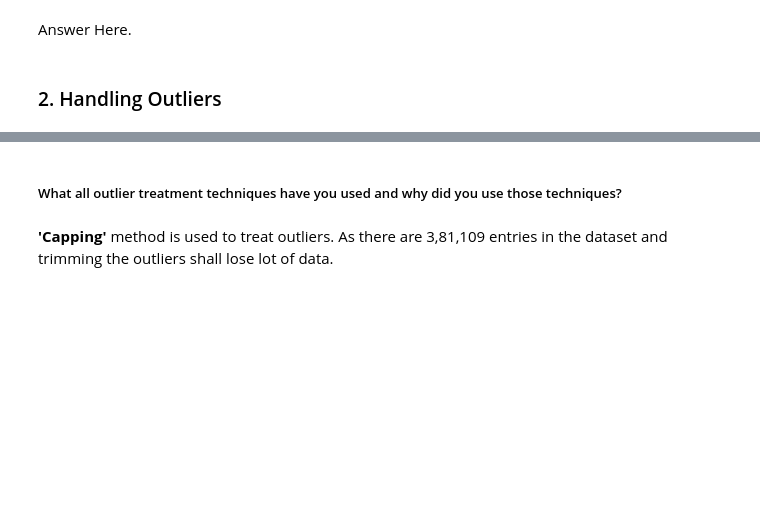
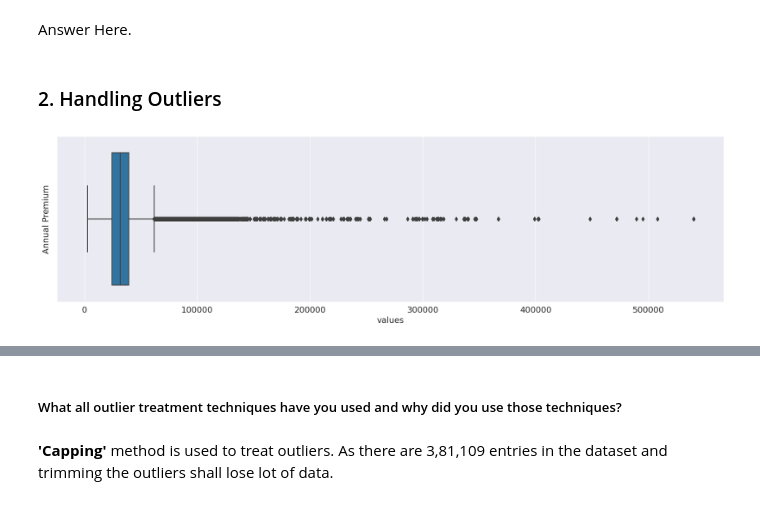
Before and after one commit to azizdafi/Health_Insurance_Cross_Sell_Prediciotn, a Jupyter notebook: Health_Submission_ML_classification_Sayed_Aziz_Ahmed.ipynb, the cells around one changed output, grey strips where cells are left out. Cells and saved outputs as stored; diff of their text form; code cells hidden in the pictures; blank space fills up the shorter version.

```diff
--- a/Health_Submission_ML_classification_Sayed_Aziz_Ahmed.ipynb
+++ b/Health_Submission_ML_classification_Sayed_Aziz_Ahmed.ipynb
@@ -847,11 +1013,16 @@ Answer Here.
 # %%
 # Handling Outliers & Outlier treatments
 
 #after investigating we found most of the outliers in Annual Premium
 
 
 # Plotting the boxplot for 'Annual_Premium'
 sns.boxplot(x=df['Annual_Premium'])
+plt.xlabel('values')
+plt.ylabel('Annual Premium')
+plt.show()
+# %% [output]
+[figure, added]
 # %%
 # Finding interquantile range
 
```
Also changed, not shown: parts of 66 cells of this notebook.
